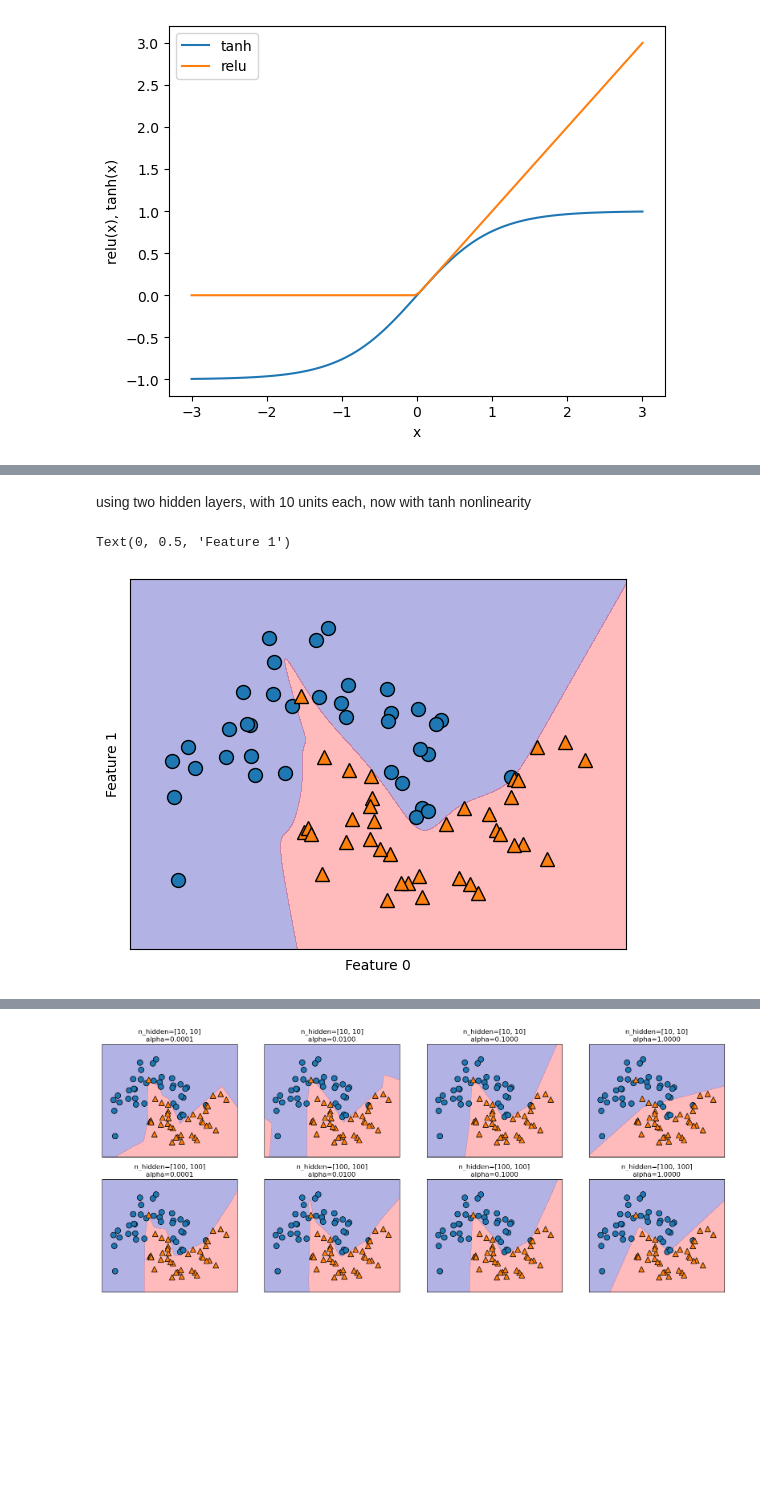
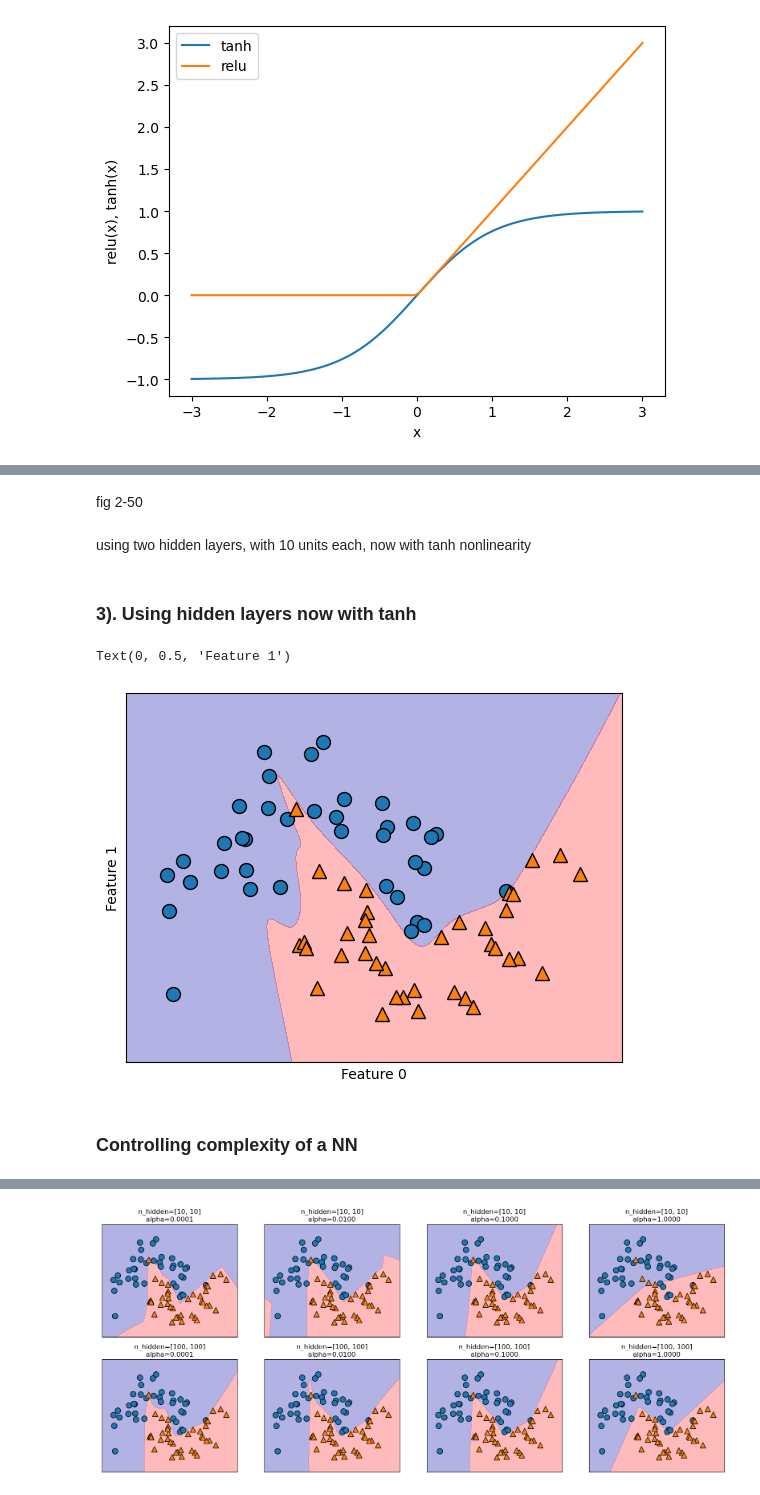
Before and after one commit to Coastpure/Intro-to-ML-with-Python, a Jupyter notebook: 02-supervised-learning.ipynb, the cells around one changed output, grey strips where cells are left out. Cells and saved outputs as stored; diff of their text form; code cells hidden in the pictures; blank space fills up the shorter version.

```diff
--- a/02-supervised-learning.ipynb
+++ b/02-supervised-learning.ipynb
@@ -930,16 +989,22 @@ Text(0, 0.5, 'Feature 1')
 # %% [markdown]
-using two hidden layers, with 10 units each, now with tanh nonlinearity
+fig 2-50
+# %% [markdown]
+using two hidden layers, with 10 units each, now with tanh nonlinearity
+# %% [markdown]
+### 3). Using hidden layers now with tanh
 # %%
-mlp = MLPClassifier(solver='lbfgs', max_iter=300, activation='tanh',
+mlp = MLPClassifier(solver='lbfgs', activation='tanh',
  random_state=0, hidden_layer_sizes=[10, 10])
 mlp.fit(X_train, y_train)
 mglearn.plots.plot_2d_separator(mlp, X_train, fill=True, alpha=.3)
 mglearn.discrete_scatter(X_train[:, 0], X_train[:, 1], y_train)
 plt.xlabel("Feature 0")
 plt.ylabel("Feature 1")
 # %% [output]
 Text(0, 0.5, 'Feature 1')
-[figure, old version]
+[figure, new version]
+# %% [markdown]
+### Controlling complexity of a NN
 # %% [markdown]
 Finally, we can also control the complexity of a neural network by using an l2 penalty
 to shrink the weights toward zero, as we did in ridge regression and the linear classifi‐
```
Also changed, not shown: parts of 24 cells of this notebook, 3 other files.
